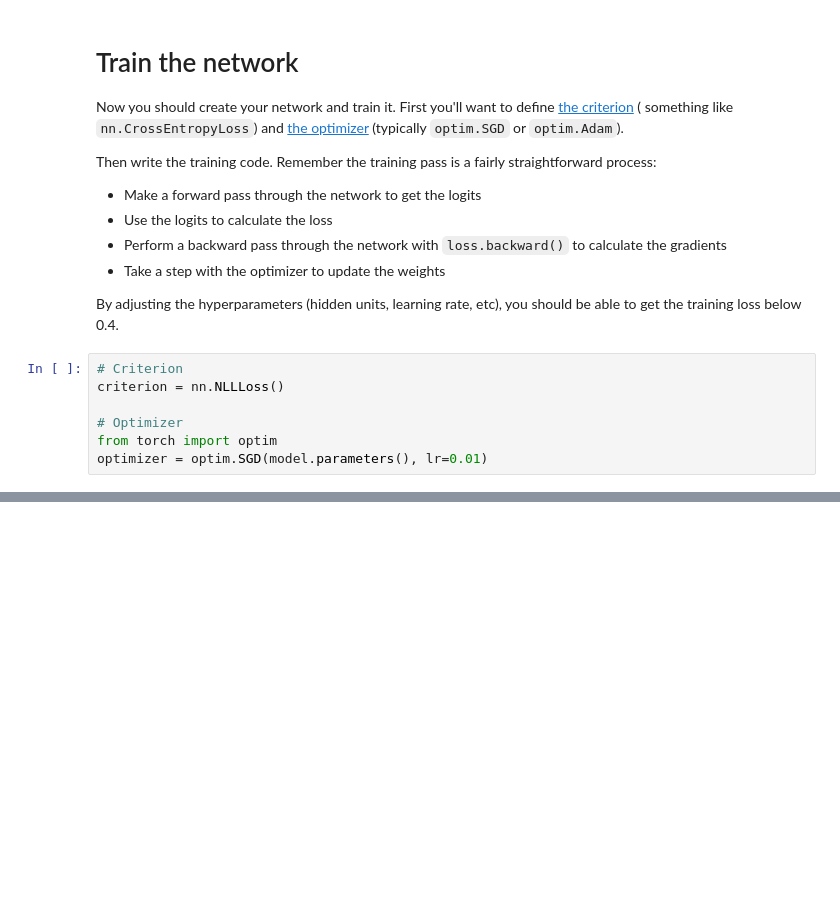
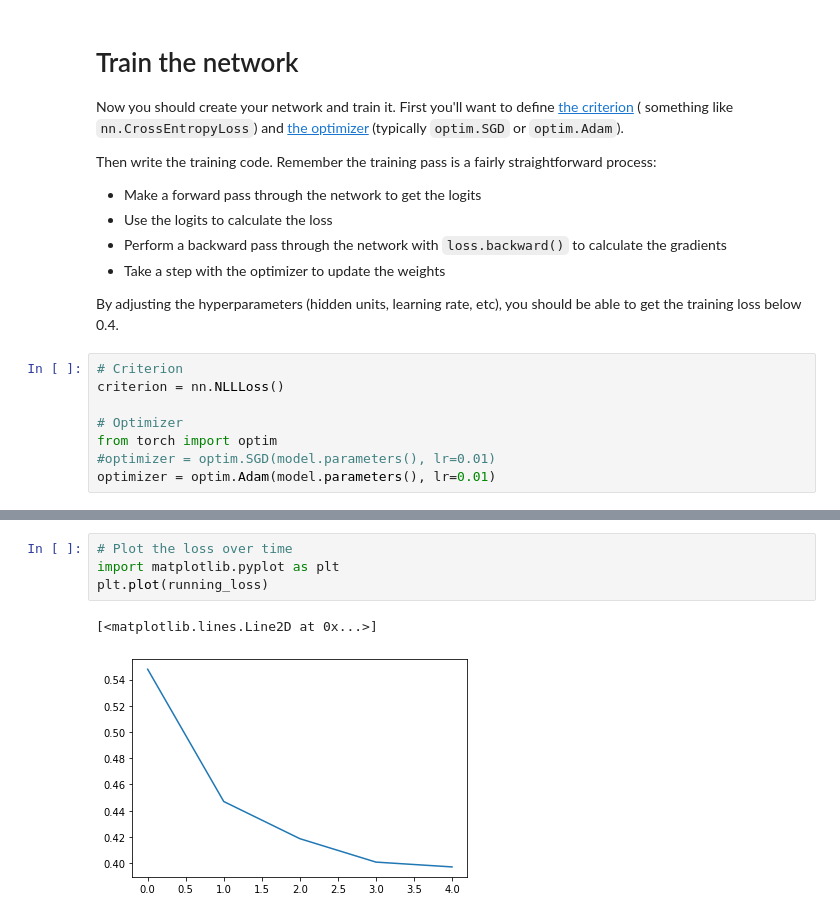
Before and after one commit to Jvinniec/udacity_bertelsmann_ai_track, a Jupyter notebook: Lesson05/scripts/5-12_classifying_fashion_mnist/Part4-Fashion_MNIST.ipynb, the cells around one changed output, grey strips where cells are left out. Cells and saved outputs as stored; diff of their text form; blank space fills up the shorter version.

```diff
--- a/Lesson05/scripts/5-12_classifying_fashion_mnist/Part4-Fashion_MNIST.ipynb
+++ b/Lesson05/scripts/5-12_classifying_fashion_mnist/Part4-Fashion_MNIST.ipynb
@@ -101,7 +101,8 @@ criterion = nn.NLLLoss()
 
 # Optimizer
 from torch import optim
-optimizer = optim.SGD(model.parameters(), lr=0.01)
+#optimizer = optim.SGD(model.parameters(), lr=0.01)
+optimizer = optim.Adam(model.parameters(), lr=0.01)
 # %%
 # Training loop
 epochs = 5
@@ -145,3 +146,10 @@ Training loss (5): 0.43690287348812323
+# %%
+# Plot the loss over time
+import matplotlib.pyplot as plt
+plt.plot(running_loss)
+# %% [output]
+[<matplotlib.lines.Line2D at 0x...>]
+[figure, added]
 # %%
 %matplotlib inline
 %config InlineBackend.figure_format = 'retina'
```
Also changed, not shown: parts of 3 cells of this notebook.
